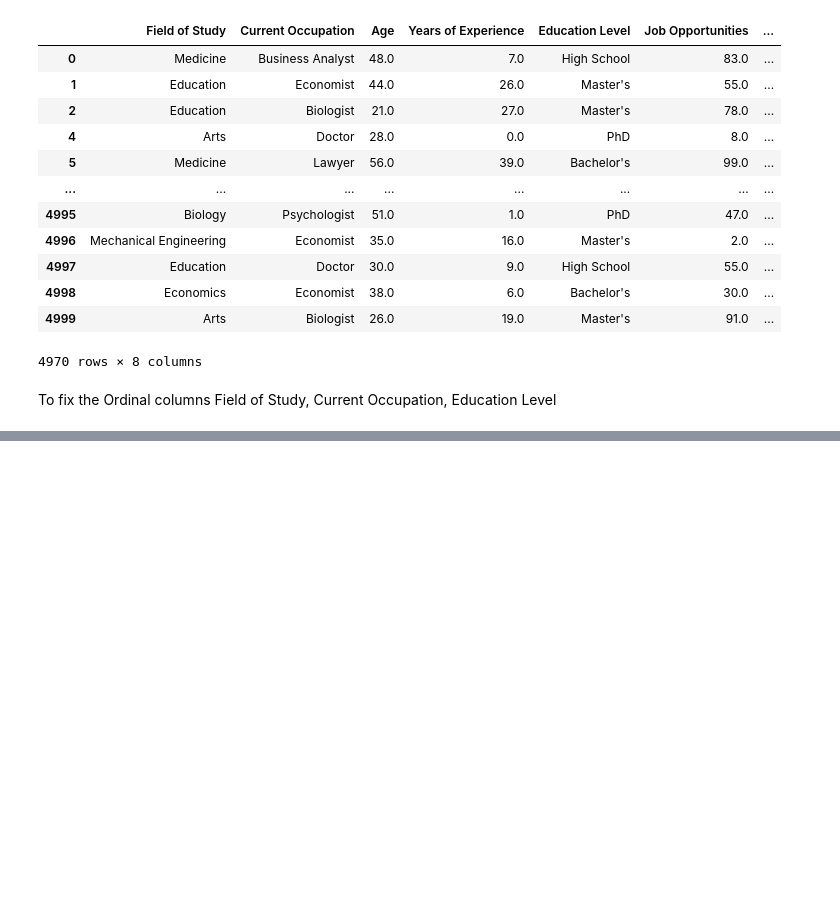
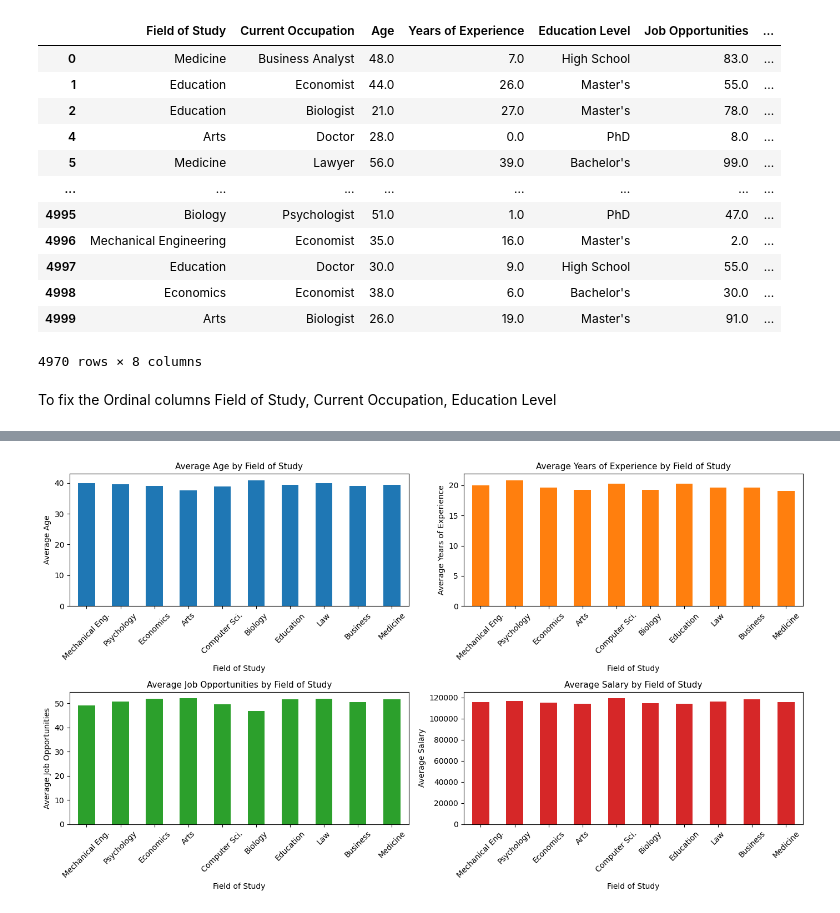
Before and after one commit to irfaneee1-DS/Data-Analytics_Career_Data_PDA_4053, a Jupyter notebook: Career_Data_PDA_4053.ipynb, the cells around one changed output, grey strips where cells are left out. Saved outputs shown, nothing was run; the diff lists cells and outputs as text; code cells hidden in the pictures; blank space fills up the shorter version.

```diff
--- a/Career_Data_PDA_4053.ipynb
+++ b/Career_Data_PDA_4053.ipynb
@@ -283,0 +252,7 @@ career_data
+# %%
+Current_Occupation_encoding = {"Mechanical Engineer":1, "Psychologist":2, "Teacher":3,
+                               "Business Analyst":4, "Biologist":5, "Lawyer":6,
+                               "Economist":7, "Artist":8, "Doctor":9,
+                               "Software Developer":10}
+# %%
+career_data["Current Occupation"] = career_data["Current Occupation"].map(Current_Occupation_encoding)
@@ -283,0 +269,4 @@ career_data
+# %%
+education_level_encoding = {"High School":1, "Bachelor's":2,"Master's":3,"PhD":4}
+# %%
+career_data["Education Level"] = career_data["Education Level"].map(education_level_encoding)
@@ -283,0 +275,37 @@ career_data
+# %%
+# Step 1: Mapping Field of Study codes to names
+field_labels = {
+    1: "Mechanical Eng.",
+    2: "Psychology",
+    3: "Economics",
+    4: "Arts",
+    5: "Computer Sci.",
+    6: "Biology",
+    7: "Education",
+    8: "Law",
+    9: "Business",
+    10: "Medicine"
+}
+
+# Step 2: Group by Field of Study and calculate mean values
+grouped = career_data.groupby('Field of Study')[['Age', 'Years of Experience', 'Job Opportunities', 'Salary']].mean()
+
+# Step 3: Replace numeric index with labels
+grouped.index = grouped.index.map(field_labels)
+
+# Step 4: Create 4 separate bar plots
+fig, axes = plt.subplots(2, 2, figsize=(14,8))
+metrics = ['Age', 'Years of Experience', 'Job Opportunities', 'Salary']
+
+for i, col in enumerate(metrics):
+    ax = axes[i//2, i%2]
+    grouped[col].plot(kind='bar', ax=ax, color=plt.cm.tab10(i))
+    ax.set_title(f'Average {col} by Field of Study', fontsize=11)
+    ax.set_xlabel('Field of Study')
+    ax.set_ylabel(f'Average {col}')
+    ax.tick_params(axis='x', rotation=45)
+
+plt.tight_layout()
+plt.show()
+# %% [output]
+[figure, added]
```
Also changed, not shown: parts of 5 cells of this notebook.
